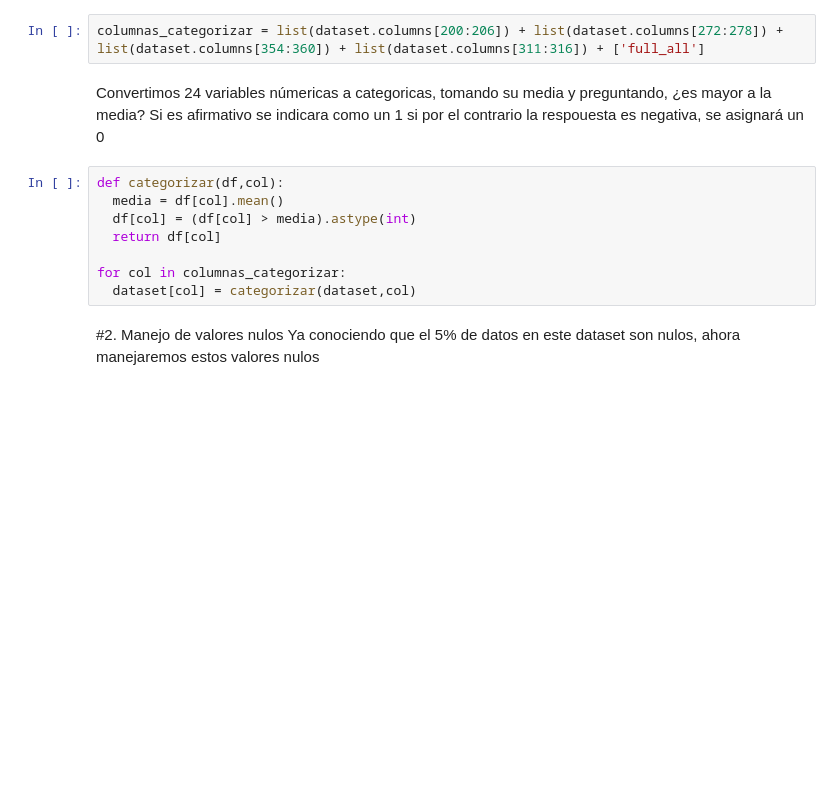
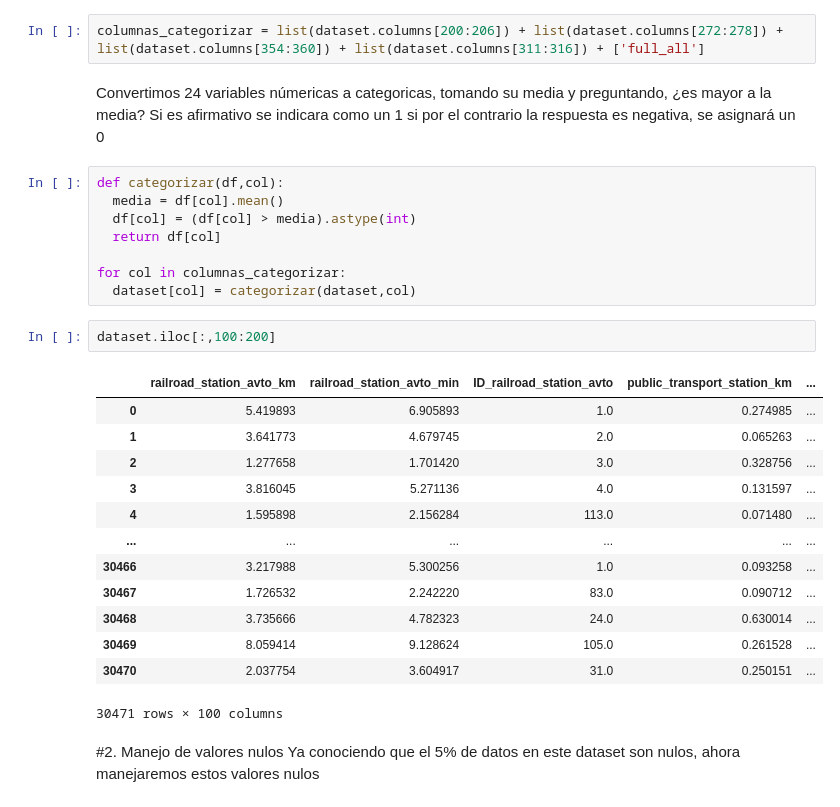
Before and after one commit to jadercaro/Mercado-inmobiliario-ruso-de-Sberbank, a Jupyter notebook: 02_Preprocesamiento.ipynb, the cells around one changed output. Cells and saved outputs as stored; diff of their text form; blank space fills up the shorter version.

```diff
--- a/02_Preprocesamiento.ipynb
+++ b/02_Preprocesamiento.ipynb
@@ -76,7 +76,7 @@ Es decir que faltan 24 columnas para ser convertidas a categoricas
 # %%
 columnas_categorizar = list(dataset.columns[200:206]) + list(dataset.columns[272:278]) + list(dataset.columns[354:360]) + list(dataset.columns[311:316]) + ['full_all']
 # %% [markdown]
-Convertimos 24 variables númericas a categoricas, tomando su media y preguntando, ¿es mayor a la media? Si es afirmativo se indicara como un 1 si por el contrario la respouesta es negativa, se asignará un 0
+Convertimos 24 variables númericas a categoricas, tomando su media y preguntando, ¿es mayor a la media? Si es afirmativo se indicara como un 1 si por el contrario la respuesta es negativa, se asignará un 0
 # %%
 def categorizar(df,col):
   media = df[col].mean()
@@ -85,6 +85,22 @@ def categorizar(df,col):
 
 for col in columnas_categorizar:
   dataset[col] = categorizar(dataset,col)
+# %%
+dataset.iloc[:,100:200]
+# %% [output]
+|  | railroad_station_avto_km | railroad_station_avto_min | ID_railroad_station_avto | public_transport_station_km | ... |
+| 0 | 5.419893 | 6.905893 | 1.0 | 0.274985 | ... |
+| 1 | 3.641773 | 4.679745 | 2.0 | 0.065263 | ... |
+| 2 | 1.277658 | 1.701420 | 3.0 | 0.328756 | ... |
+| 3 | 3.816045 | 5.271136 | 4.0 | 0.131597 | ... |
+| 4 | 1.595898 | 2.156284 | 113.0 | 0.071480 | ... |
+| ... | ... | ... | ... | ... | ... |
+| 30466 | 3.217988 | 5.300256 | 1.0 | 0.093258 | ... |
+| 30467 | 1.726532 | 2.242220 | 83.0 | 0.090712 | ... |
+| 30468 | 3.735666 | 4.782323 | 24.0 | 0.630014 | ... |
+| 30469 | 8.059414 | 9.128624 | 105.0 | 0.261528 | ... |
+| 30470 | 2.037754 | 3.604917 | 31.0 | 0.250151 | ... |
+30471 rows × 100 columns
 # %% [markdown]
 #2. Manejo de valores nulos
 Ya conociendo que el 5% de datos en este dataset son nulos, ahora manejaremos estos valores nulos
```
Also changed, not shown: parts of 8 cells of this notebook.
